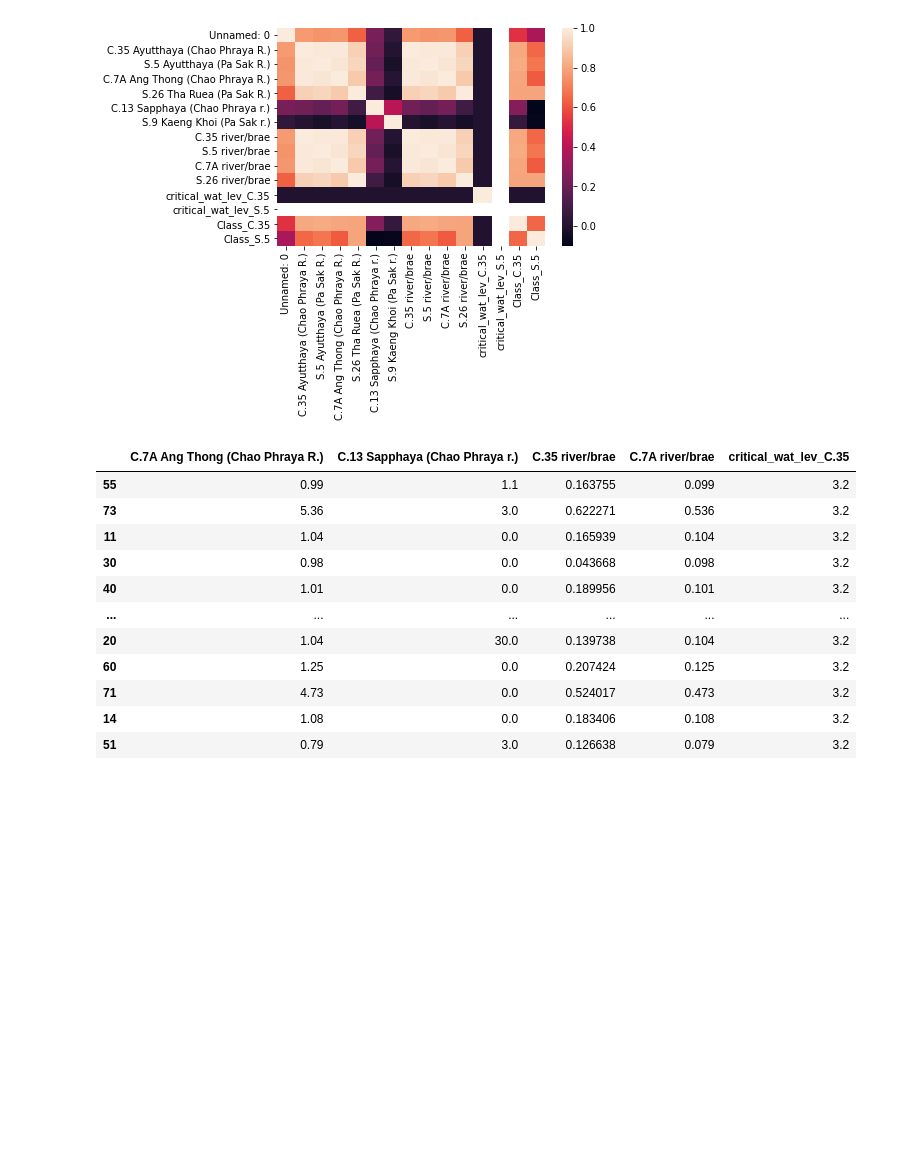
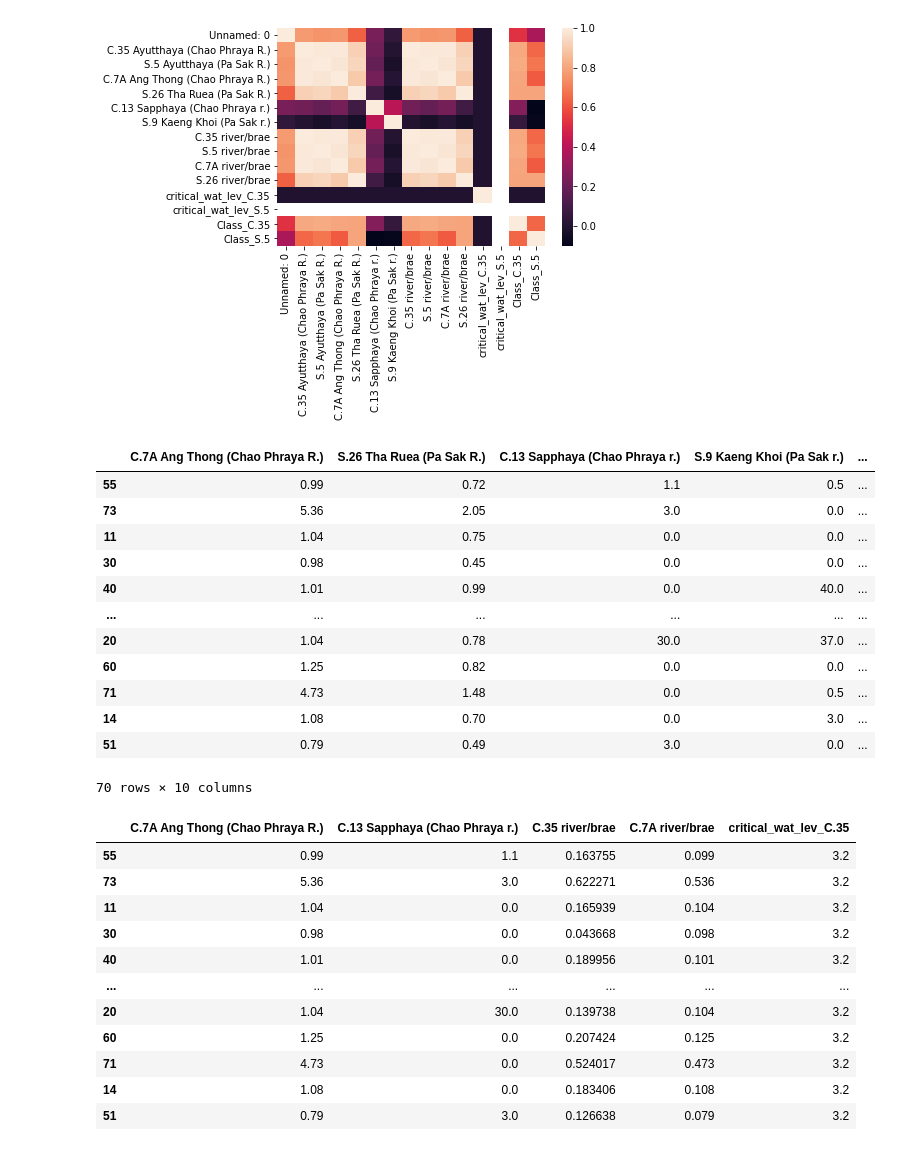
Before and after one commit to TermProject702/Flooding702, a Jupyter notebook: Model.ipynb, the cells around one changed output. Saved outputs shown, nothing was run; the diff lists cells and outputs as text; code cells hidden in the pictures; blank space fills up the shorter version.

```diff
--- a/Model.ipynb
+++ b/Model.ipynb
@@ -92,3 +94,19 @@ sns.heatmap(corr,
+# %%
+X_train
+# %% [output]
+|  | C.7A Ang Thong (Chao Phraya R.) | S.26 Tha Ruea (Pa Sak R.) | C.13 Sapphaya (Chao Phraya r.) | S.9 Kaeng Khoi (Pa Sak r.) | ... |
+| 55 | 0.99 | 0.72 | 1.1 | 0.5 | ... |
+| 73 | 5.36 | 2.05 | 3.0 | 0.0 | ... |
+| 11 | 1.04 | 0.75 | 0.0 | 0.0 | ... |
+| 30 | 0.98 | 0.45 | 0.0 | 0.0 | ... |
+| 40 | 1.01 | 0.99 | 0.0 | 40.0 | ... |
+| ... | ... | ... | ... | ... | ... |
+| 20 | 1.04 | 0.78 | 30.0 | 37.0 | ... |
+| 60 | 1.25 | 0.82 | 0.0 | 0.0 | ... |
+| 71 | 4.73 | 1.48 | 0.0 | 0.5 | ... |
+| 14 | 1.08 | 0.70 | 0.0 | 3.0 | ... |
+| 51 | 0.79 | 0.49 | 3.0 | 0.0 | ... |
+70 rows × 10 columns
 # %%
 X_train_C = X_train.drop(columns=['S.26 Tha Ruea (Pa Sak R.)', 'S.9 Kaeng Khoi (Pa Sak r.)',
                         'S.5 river/brae', 'S.26 river/brae', 'critical_wat_lev_S.5'])
```
Also changed, not shown: parts of 12 cells of this notebook.
